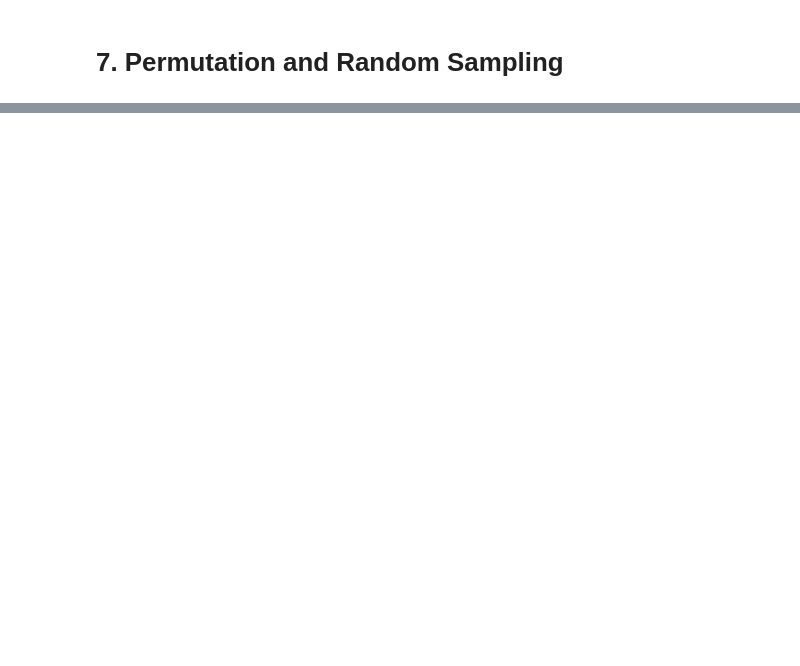
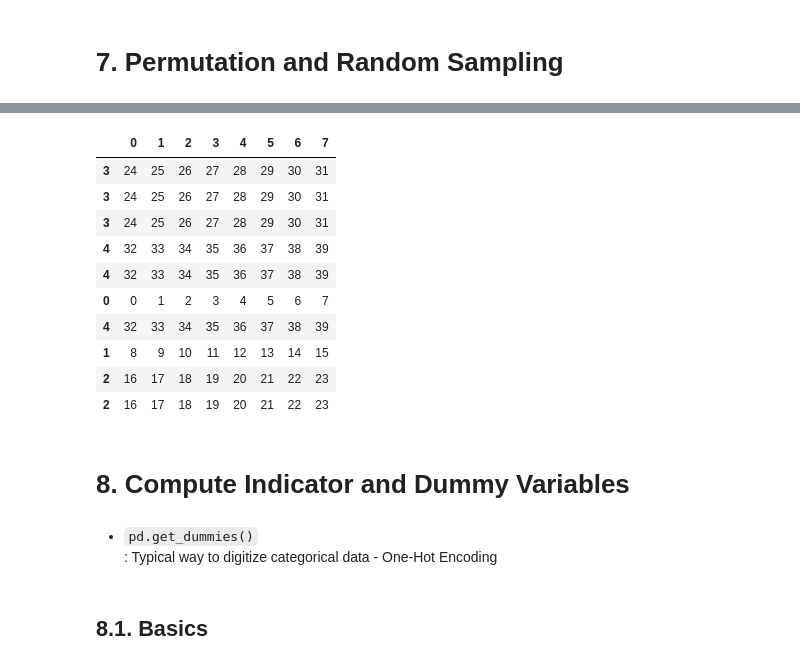
Before and after one commit to thegeekcat/learn-to-code, a Jupyter notebook: python/data-analysis/Data Pre-processing - 02 Data Transformation.ipynb, the cells around one changed output, grey strips where cells are left out. Drawn from its saved outputs; the diff is of its cells as text; code cells hidden in the pictures; blank space fills up the shorter version.

```diff
--- a/python/data-analysis/Data Pre-processing - 02 Data Transformation.ipynb
+++ b/python/data-analysis/Data Pre-processing - 02 Data Transformation.ipynb
@@ -463,0 +456,6 @@ data[(data.abs() > 3).any(axis="columns")]
+# %%
+# Create a DataFrame
+
+df = pd.DataFrame(np.arange(40).reshape(5, 8))  # `pd.reshape(rows, columns)`: Reshape data to the dataframe
+
+df
@@ -463,0 +536,22 @@ data[(data.abs() > 3).any(axis="columns")]
+# %%
+# Get sample rows on Series and DataFrame - Duplicable: `sample(replace=True)`
+df.sample(n=10, replace=True)
+# %% [output]
+|  | 0 | 1 | 2 | 3 | 4 | 5 | 6 | 7 |
+| 3 | 24 | 25 | 26 | 27 | 28 | 29 | 30 | 31 |
+| 3 | 24 | 25 | 26 | 27 | 28 | 29 | 30 | 31 |
+| 3 | 24 | 25 | 26 | 27 | 28 | 29 | 30 | 31 |
+| 4 | 32 | 33 | 34 | 35 | 36 | 37 | 38 | 39 |
+| 4 | 32 | 33 | 34 | 35 | 36 | 37 | 38 | 39 |
+| 0 | 0 | 1 | 2 | 3 | 4 | 5 | 6 | 7 |
+| 4 | 32 | 33 | 34 | 35 | 36 | 37 | 38 | 39 |
+| 1 | 8 | 9 | 10 | 11 | 12 | 13 | 14 | 15 |
+| 2 | 16 | 17 | 18 | 19 | 20 | 21 | 22 | 23 |
+| 2 | 16 | 17 | 18 | 19 | 20 | 21 | 22 | 23 |
+# %% [markdown]
+# 8. Compute Indicator and Dummy Variables
+# %% [markdown]
+- `pd.get_dummies()`
+  : Typical way to digitize categorical data - One-Hot Encoding
+# %% [markdown]
+## 8.1. Basics
```
Also changed, not shown: parts of 30 cells of this notebook, 4 other files.
